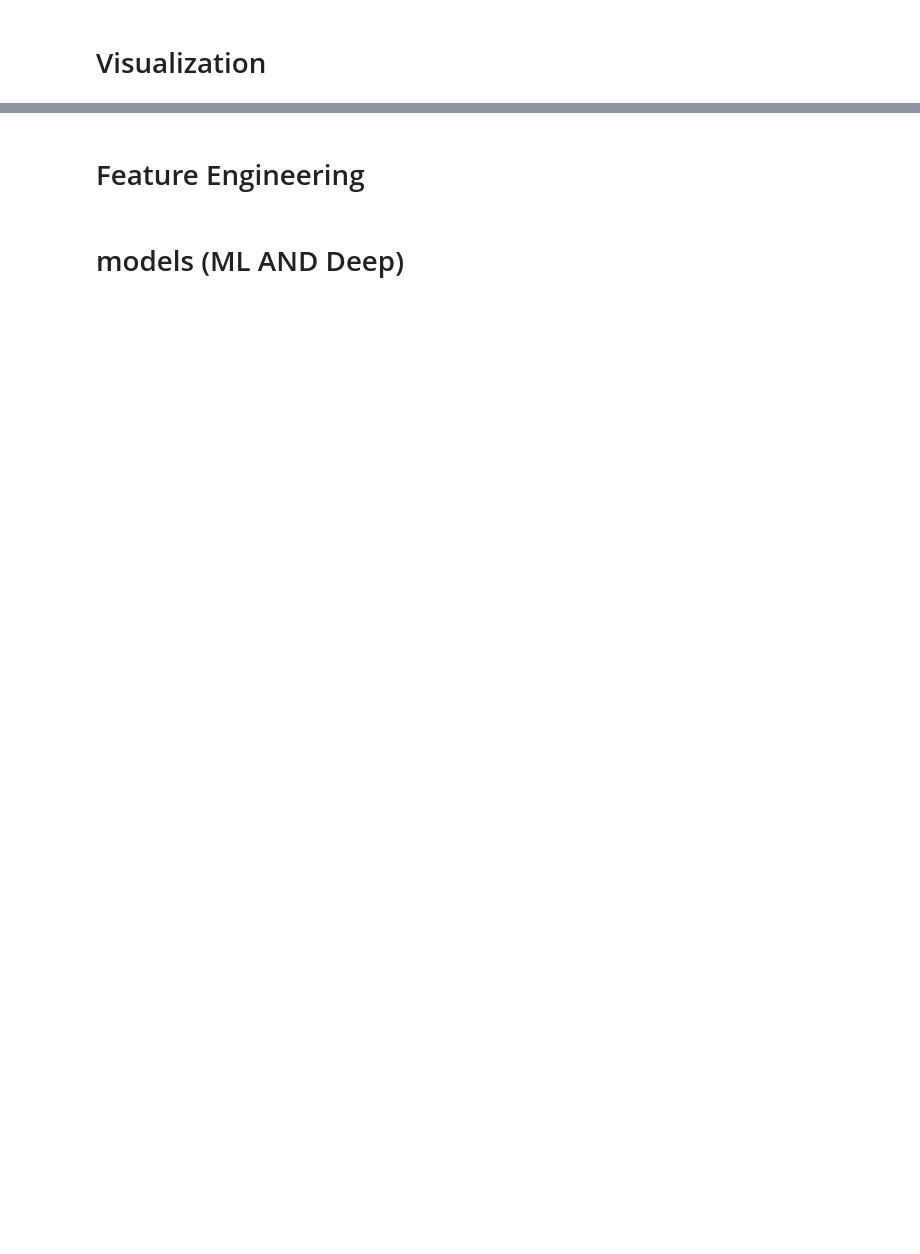
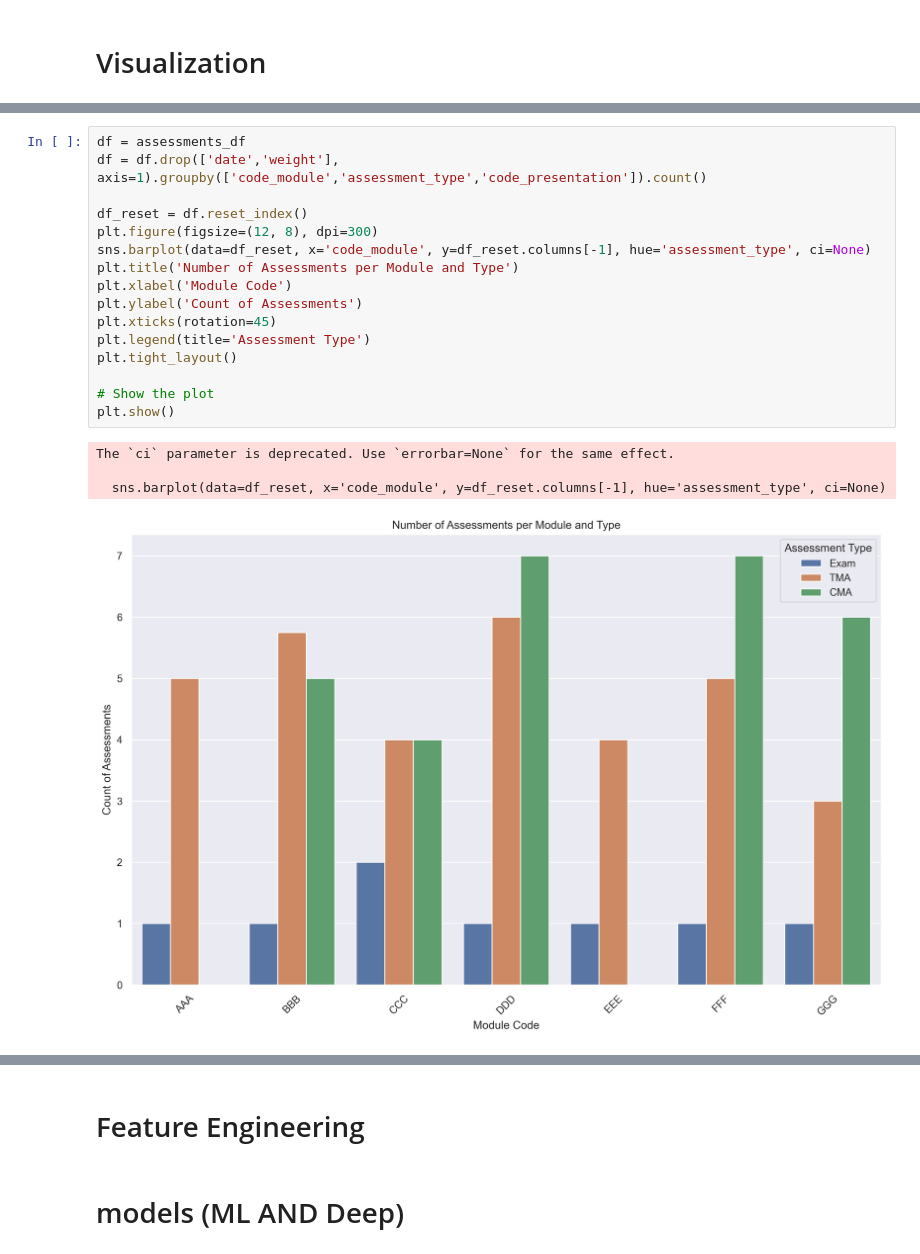
Before and after one commit to noora-ekramy/Open-University-Learning-Analytics-dataset-OULAD-, a Jupyter notebook: Oulad.ipynb, the cells around one changed output, grey strips where cells are left out. Saved outputs shown, nothing was run; the diff lists cells and outputs as text; blank space fills up the shorter version.

```diff
--- a/Oulad.ipynb
+++ b/Oulad.ipynb
@@ -755,0 +830,21 @@ GGG         2013J                     1214   826   3822         87
+# %%
+df = assessments_df
+df = df.drop(['date','weight'], axis=1).groupby(['code_module','assessment_type','code_presentation']).count()
+
+df_reset = df.reset_index()
+plt.figure(figsize=(12, 8), dpi=300)
+sns.barplot(data=df_reset, x='code_module', y=df_reset.columns[-1], hue='assessment_type', ci=None)
+plt.title('Number of Assessments per Module and Type')
+plt.xlabel('Module Code')
+plt.ylabel('Count of Assessments')
+plt.xticks(rotation=45)
+plt.legend(title='Assessment Type')
+plt.tight_layout()
+
+# Show the plot
+plt.show()
+# %% [output]
+The `ci` parameter is deprecated. Use `errorbar=None` for the same effect.
+
+  sns.barplot(data=df_reset, x='code_module', y=df_reset.columns[-1], hue='assessment_type', ci=None)
+[figure, added]
```
Also changed, not shown: parts of 9 cells of this notebook.
